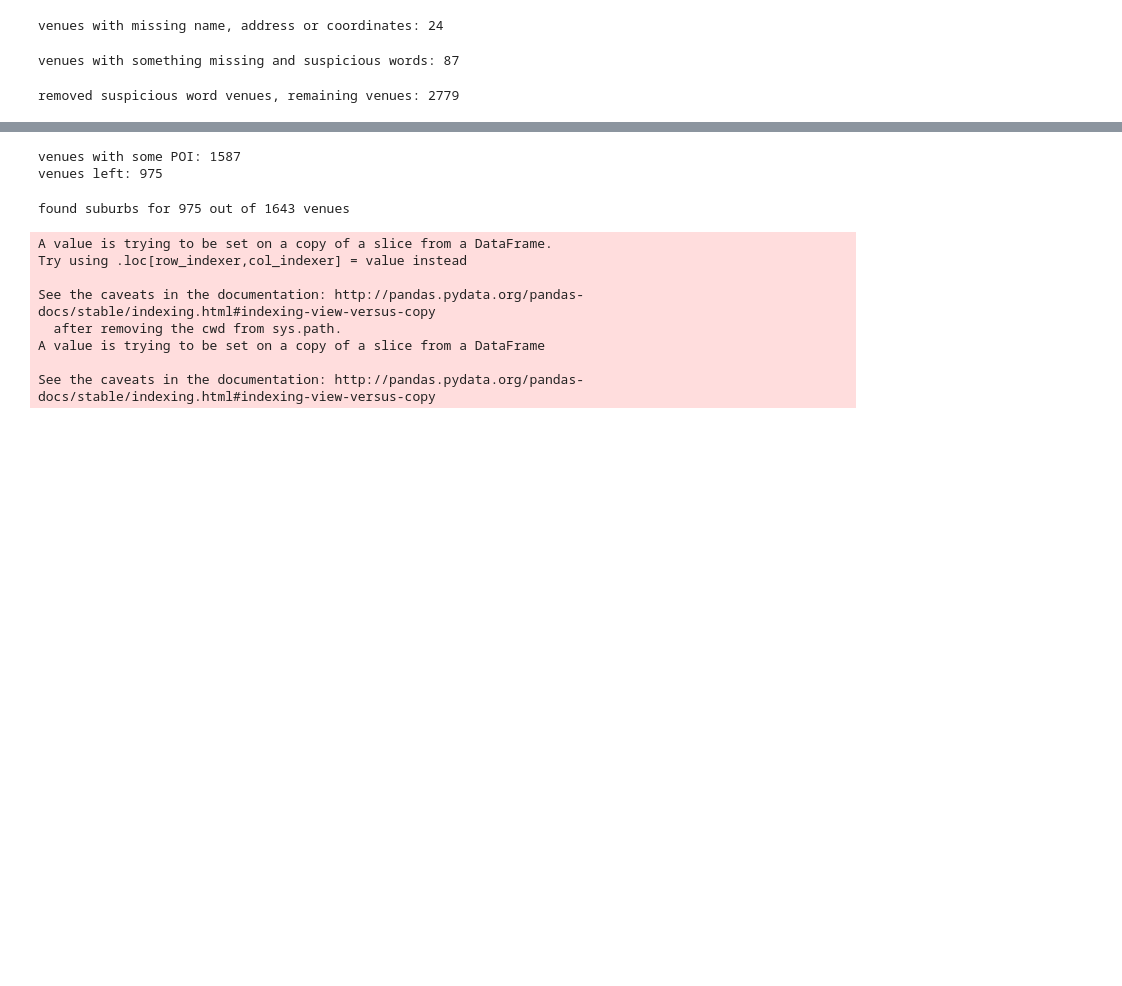
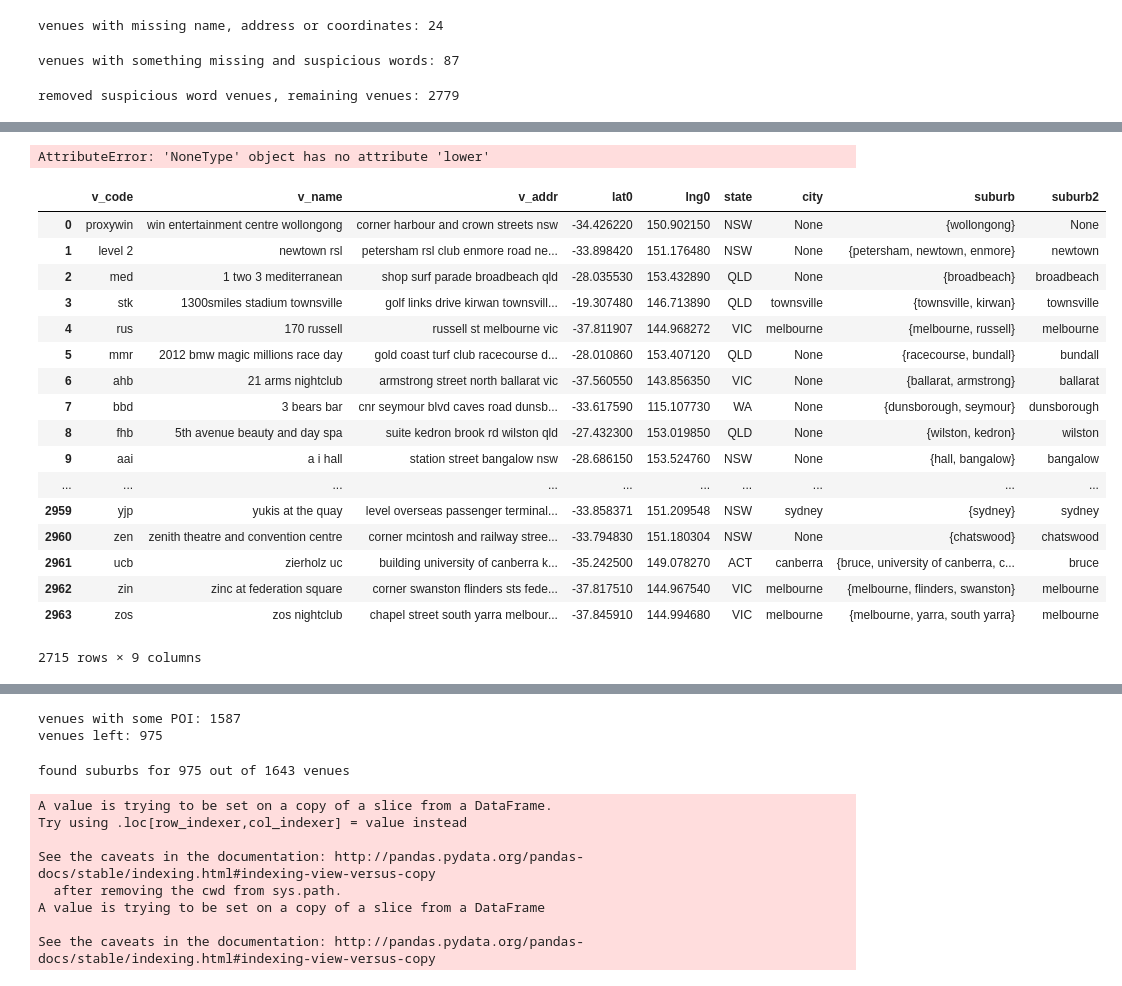
Before and after one commit to eeghor/gmaps_venue_coords, a Jupyter notebook: aus_venue_coords_check.ipynb, the cells around one changed output, grey strips where cells are left out. Saved outputs shown, nothing was run; the diff lists cells and outputs as text; code cells hidden in the pictures; blank space fills up the shorter version.

```diff
--- a/aus_venue_coords_check.ipynb
+++ b/aus_venue_coords_check.ipynb
@@ -124,0 +166,48 @@ print("elapsed time: {:.0f} min {:.0f} sec".format(*divmod(time.time() - t0, 60)
+# %%
+venues["suburb2"] = None
+
+for row in venues.itertuples():
+    cnd = set()
+    for street in street_types:
+        if row.suburb:
+            for k in row.suburb:
+                lst = row.v_addr.split(street)
+                if (len(lst) > 1) and (k in lst[-1]):   # i.e. if street was there
+                    cnd.add(k)
+        else:
+            pass
+
+    if len(cnd) == 1:
+        venues.ix[row.Index,"suburb2"] = cnd.pop()
+    else:
+        for k in row.suburb:
+            if (re.search(r"\b({})\b".format(" ".join([k, row.state.lower()])), row.v_addr) or
+                re.search(r"\b({})\b".format(" ".join([k, states_sh2lng[row.state.lower()]])), row.v_addr)):
+                venues.ix[row.Index,"suburb2"] = k
+
+    if not venues.ix[row.Index,"suburb2"]:  # if still undefined
+        if row.city:
+            venues.ix[row.Index,"suburb2"] = row.city
+# %% [output]
+AttributeError: 'NoneType' object has no attribute 'lower'
+# %%
+venues
+# %% [output]
+|  | v_code | v_name | v_addr | lat0 | lng0 | state | city | suburb | suburb2 |
+| 0 | proxywin | win entertainment centre wollongong | corner harbour and crown streets nsw | -34.426220 | 150.902150 | NSW | None | {wollongong} | None |
+| 1 | level 2 | newtown rsl | petersham rsl club enmore road ne... | -33.898420 | 151.176480 | NSW | None | {petersham, newtown, enmore} | newtown |
+| 2 | med | 1 two 3 mediterranean | shop surf parade broadbeach qld | -28.035530 | 153.432890 | QLD | None | {broadbeach} | broadbeach |
+| 3 | stk | 1300smiles stadium townsville | golf links drive kirwan townsvill... | -19.307480 | 146.713890 | QLD | townsville | {townsville, kirwan} | townsville |
+| 4 | rus | 170 russell | russell st melbourne vic | -37.811907 | 144.968272 | VIC | melbourne | {melbourne, russell} | melbourne |
+| 5 | mmr | 2012 bmw magic millions race day | gold coast turf club racecourse d... | -28.010860 | 153.407120 | QLD | None | {racecourse, bundall} | bundall |
+| 6 | ahb | 21 arms nightclub | armstrong street north ballarat vic | -37.560550 | 143.856350 | VIC | None | {ballarat, armstrong} | ballarat |
+| 7 | bbd | 3 bears bar | cnr seymour blvd caves road dunsb... | -33.617590 | 115.107730 | WA | None | {dunsborough, seymour} | dunsborough |
+| 8 | fhb | 5th avenue beauty and day spa | suite kedron brook rd wilston qld | -27.432300 | 153.019850 | QLD | None | {wilston, kedron} | wilston |
+| 9 | aai | a i hall | station street bangalow nsw | -28.686150 | 153.524760 | NSW | None | {hall, bangalow} | bangalow |
+| ... | ... | ... | ... | ... | ... | ... | ... | ... | ... |
+| 2959 | yjp | yukis at the quay | level overseas passenger terminal... | -33.858371 | 151.209548 | NSW | sydney | {sydney} | sydney |
+| 2960 | zen | zenith theatre and convention centre | corner mcintosh and railway stree... | -33.794830 | 151.180304 | NSW | None | {chatswood} | chatswood |
+| 2961 | ucb | zierholz uc | building university of canberra k... | -35.242500 | 149.078270 | ACT | canberra | {bruce, university of canberra, c... | bruce |
+| 2962 | zin | zinc at federation square | corner swanston flinders sts fede... | -37.817510 | 144.967540 | VIC | melbourne | {melbourne, flinders, swanston} | melbourne |
+| 2963 | zos | zos nightclub | chapel street south yarra melbour... | -37.845910 | 144.994680 | VIC | melbourne | {melbourne, yarra, south yarra} | melbourne |
+2715 rows × 9 columns
```
Also changed, not shown: parts of 12 cells of this notebook.
